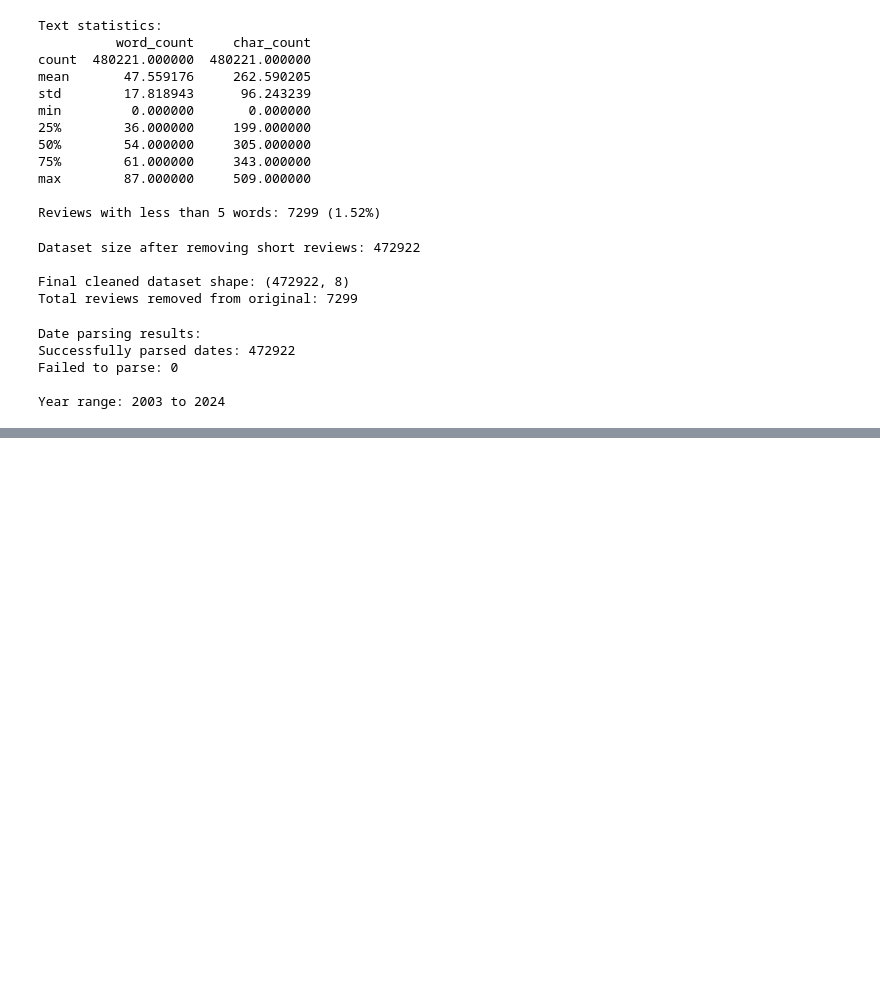
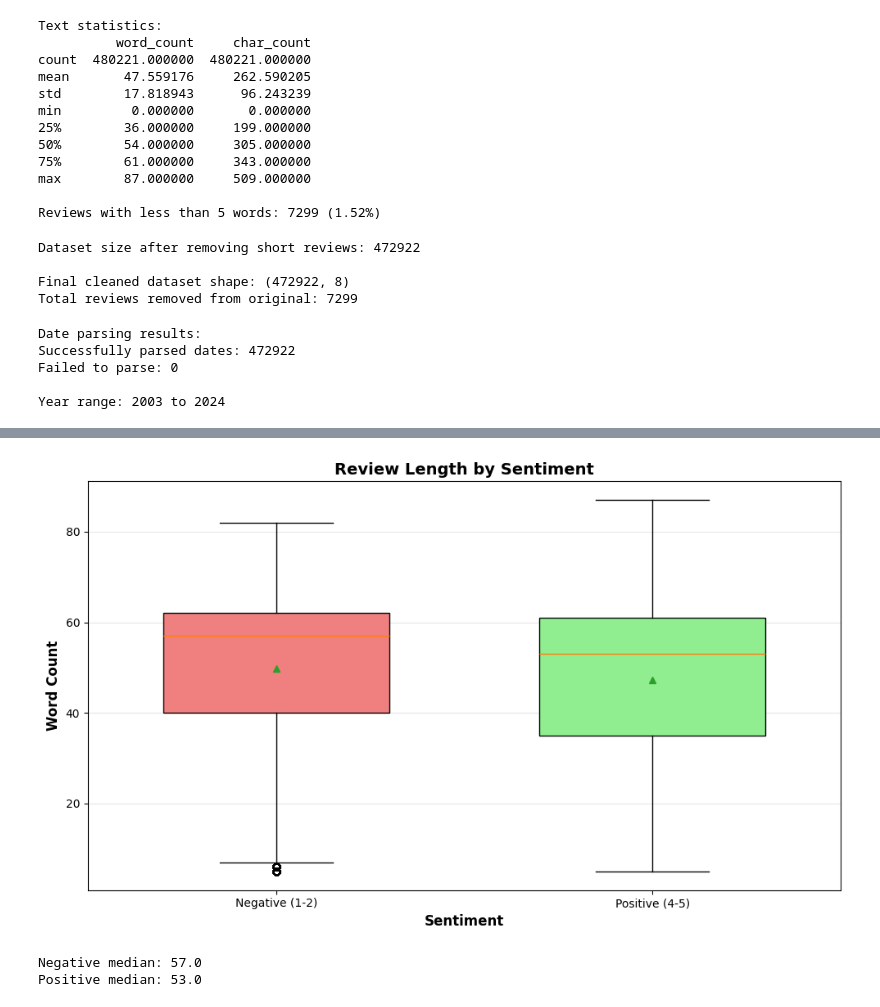
Before and after one commit to 3028Bikalpa/SOSC314_project_Bikki, a Jupyter notebook: project_code.ipynb, the cells around one changed output, grey strips where cells are left out. Drawn from its saved outputs; the diff is of its cells as text; code cells hidden in the pictures; blank space fills up the shorter version.

```diff
--- a/project_code.ipynb
+++ b/project_code.ipynb
@@ -286,0 +384,33 @@ Year range: 2003 to 2024
+# %%
+# box plot
+plt.figure(figsize=(10, 6))
+
+data_to_plot = [
+    df_modeling[df_modeling['sentiment']==0]['word_count'],
+    df_modeling[df_modeling['sentiment']==1]['word_count']
+]
+
+bp = plt.boxplot(data_to_plot,
+                 labels=['Negative (1-2)', 'Positive (4-5)'],
+                 patch_artist=True,
+                 widths=0.6,
+                 showmeans=True)
+
+# Color the boxes
+bp['boxes'][0].set_facecolor('lightcoral')
+bp['boxes'][1].set_facecolor('lightgreen')
+
+plt.ylabel('Word Count', fontsize=12, fontweight='bold')
+plt.xlabel('Sentiment', fontsize=12, fontweight='bold')
+plt.title('Review Length by Sentiment', fontsize=14, fontweight='bold')
+plt.grid(True, alpha=0.3, axis='y')
+plt.tight_layout()
+plt.show()
+
+# Statistics
+print("Negative median:", df_modeling[df_modeling['sentiment']==0]['word_count'].median())
+print("Positive median:", df_modeling[df_modeling['sentiment']==1]['word_count'].median())
+# %% [output]
+[figure, added]
+Negative median: 57.0
+Positive median: 53.0
```
Also changed, not shown: parts of 2 cells of this notebook.
